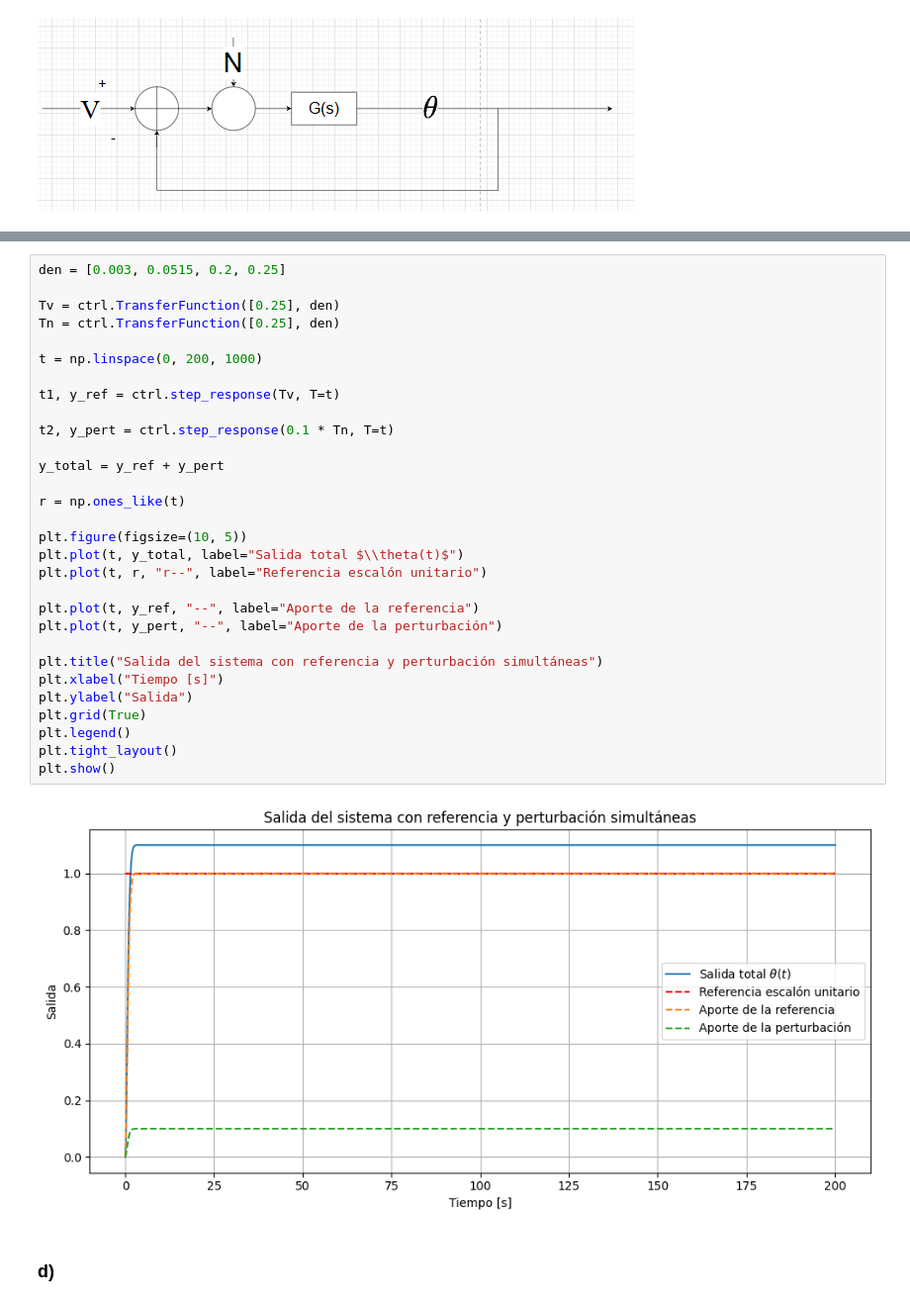
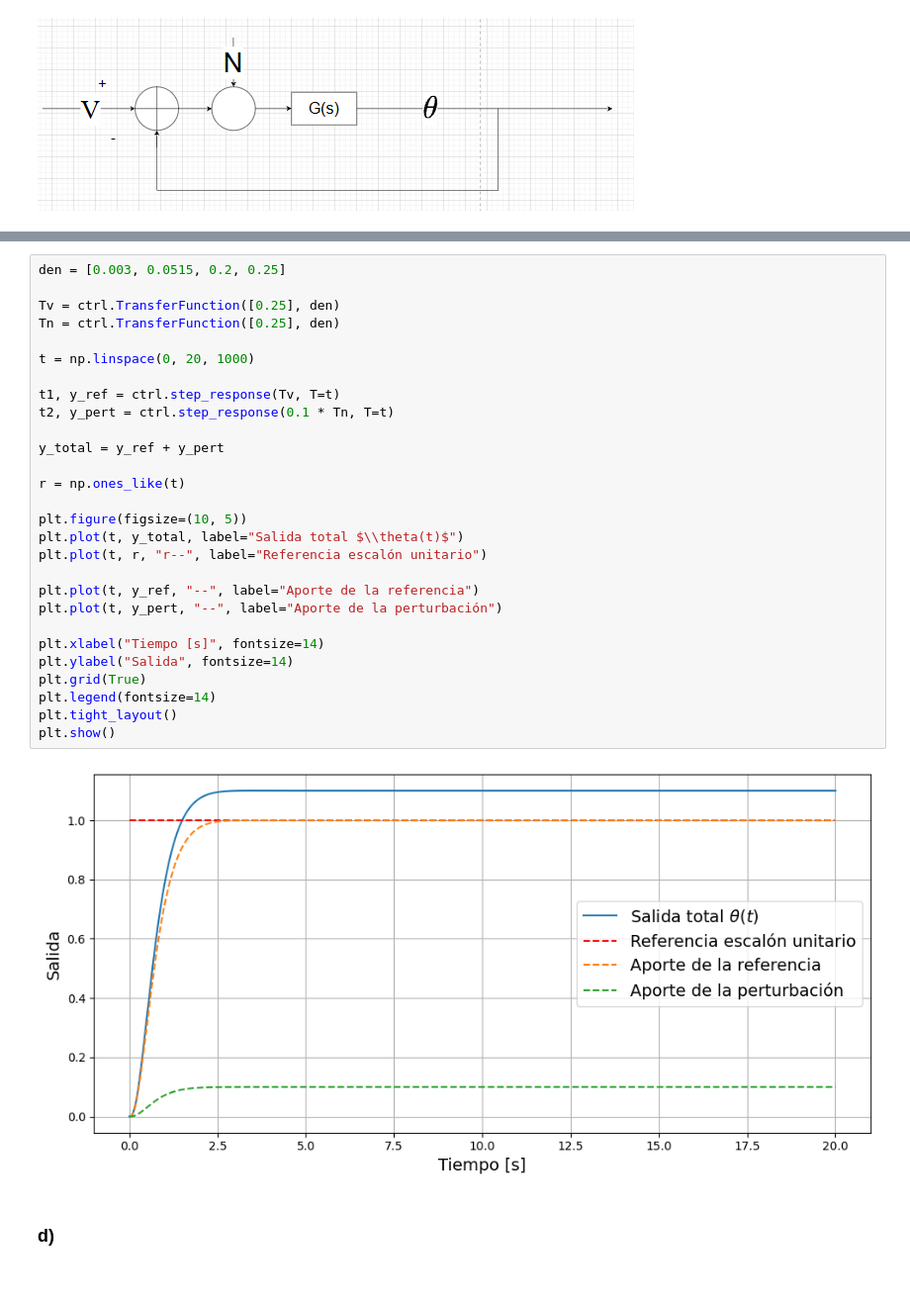
Before and after one commit to LucioLuque/Control-TP1, a Jupyter notebook: Ejercicio1.ipynb, the cells around one changed output, grey strips where cells are left out. Shown at 99% size. Cells and saved outputs as stored; diff of their text form.

```diff
--- a/Ejercicio1.ipynb
+++ b/Ejercicio1.ipynb
@@ -216,35 +162,33 @@ $$\theta(s)=\frac{0.25}{0.003s^3 + 0.0515s^2 + 0.2s+ 0.25}V(s) + \frac{0.15s + 0
 # %%
 den = [0.003, 0.0515, 0.2, 0.25]
 
 Tv = ctrl.TransferFunction([0.25], den)
 Tn = ctrl.TransferFunction([0.25], den)
 
-t = np.linspace(0, 200, 1000)
+t = np.linspace(0, 20, 1000)
 
 t1, y_ref = ctrl.step_response(Tv, T=t)
-
 t2, y_pert = ctrl.step_response(0.1 * Tn, T=t)
 
 y_total = y_ref + y_pert
 
 r = np.ones_like(t)
 
 plt.figure(figsize=(10, 5))
 plt.plot(t, y_total, label="Salida total $\\theta(t)$")
 plt.plot(t, r, "r--", label="Referencia escalón unitario")
 
 plt.plot(t, y_ref, "--", label="Aporte de la referencia")
 plt.plot(t, y_pert, "--", label="Aporte de la perturbación")
 
-plt.title("Salida del sistema con referencia y perturbación simultáneas")
-plt.xlabel("Tiempo [s]")
-plt.ylabel("Salida")
+plt.xlabel("Tiempo [s]", fontsize=14)
+plt.ylabel("Salida", fontsize=14)
 plt.grid(True)
-plt.legend()
+plt.legend(fontsize=14)
 plt.tight_layout()
 plt.show()
 # %% [output]
-[figure, old version]
+[figure, new version]
 # %% [markdown]
 ### d)
 # %%
```
Also changed, not shown: parts of 24 cells of this notebook.
